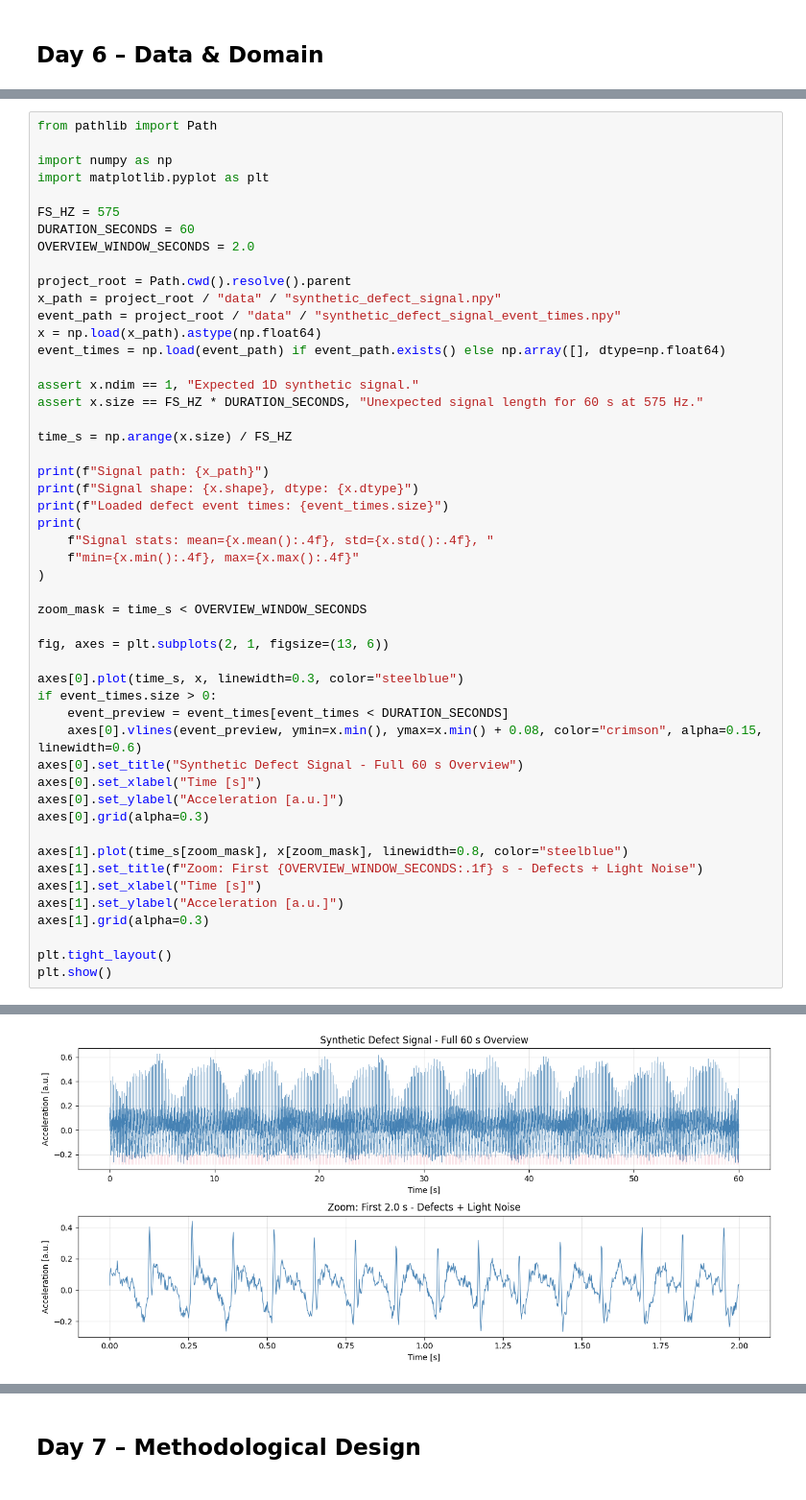
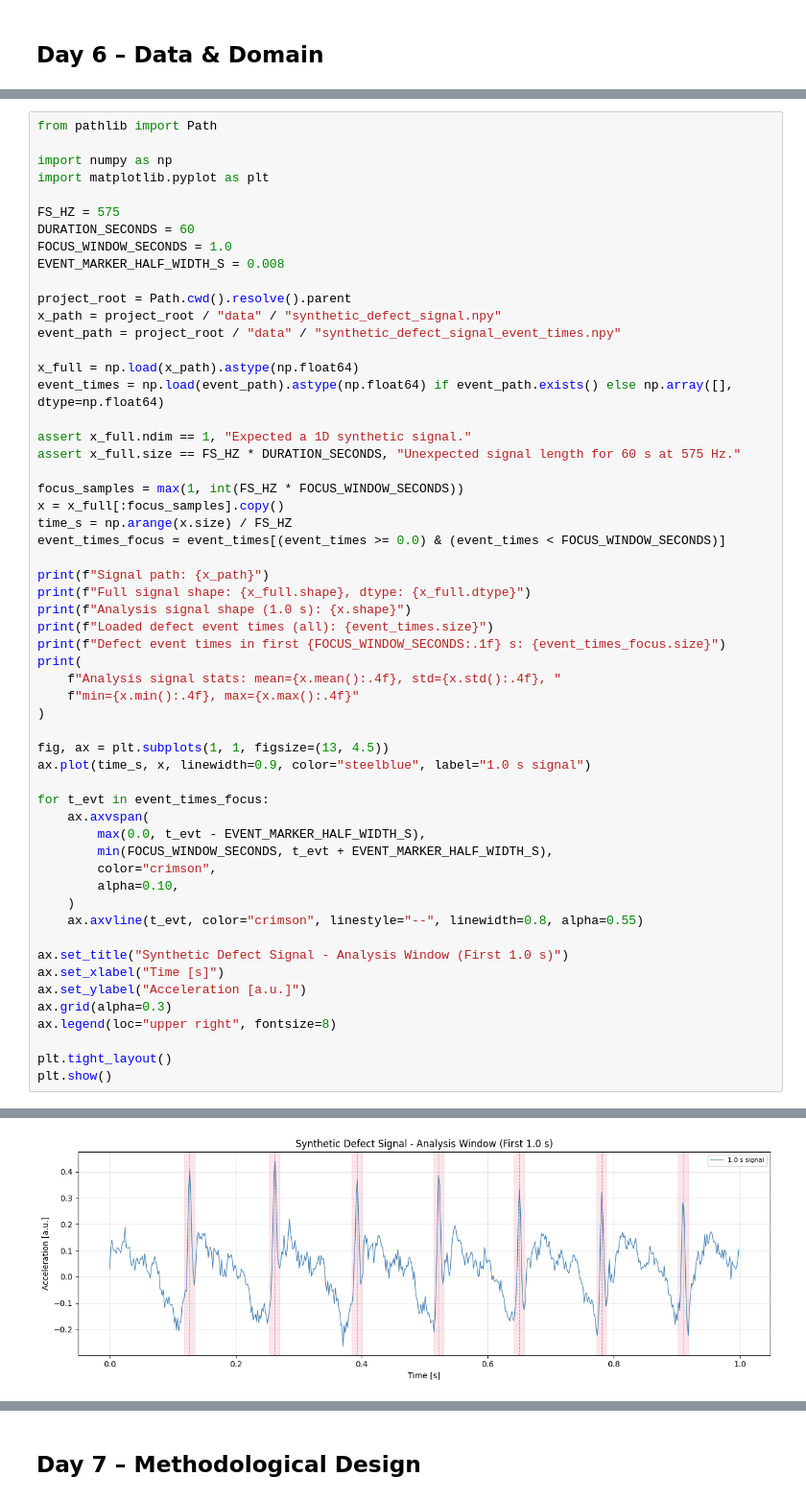
Before and after one commit to mikeandrusyak/gbsv-research, a Jupyter notebook: mc1/correlation.ipynb, the cells around one changed output, grey strips where cells are left out. Shown at 96% size. Cells and saved outputs as stored; diff of their text form.

```diff
--- a/mc1/correlation.ipynb
+++ b/mc1/correlation.ipynb
@@ -30,45 +39,51 @@ import matplotlib.pyplot as plt
 
 FS_HZ = 575
 DURATION_SECONDS = 60
-OVERVIEW_WINDOW_SECONDS = 2.0
+FOCUS_WINDOW_SECONDS = 1.0
+EVENT_MARKER_HALF_WIDTH_S = 0.008
 
 project_root = Path.cwd().resolve().parent
 x_path = project_root / "data" / "synthetic_defect_signal.npy"
 event_path = project_root / "data" / "synthetic_defect_signal_event_times.npy"
-x = np.load(x_path).astype(np.float64)
-event_times = np.load(event_path) if event_path.exists() else np.array([], dtype=np.float64)
 
-assert x.ndim == 1, "Expected 1D synthetic signal."
-assert x.size == FS_HZ * DURATION_SECONDS, "Unexpected signal length for 60 s at 575 Hz."
+x_full = np.load(x_path).astype(np.float64)
+event_times = np.load(event_path).astype(np.float64) if event_path.exists() else np.array([], dtype=np.float64)
 
+assert x_full.ndim == 1, "Expected a 1D synthetic signal."
+assert x_full.size == FS_HZ * DURATION_SECONDS, "Unexpected signal length for 60 s at 575 Hz."
+
+focus_samples = max(1, int(FS_HZ * FOCUS_WINDOW_SECONDS))
+x = x_full[:focus_samples].copy()
 time_s = np.arange(x.size) / FS_HZ
+event_times_focus = event_times[(event_times >= 0.0) & (event_times < FOCUS_WINDOW_SECONDS)]
 
 print(f"Signal path: {x_path}")
-print(f"Signal shape: {x.shape}, dtype: {x.dtype}")
-print(f"Loaded defect event times: {event_times.size}")
+print(f"Full signal shape: {x_full.shape}, dtype: {x_full.dtype}")
+print(f"Analysis signal shape (1.0 s): {x.shape}")
+print(f"Loaded defect event times (all): {event_times.size}")
+print(f"Defect event times in first {FOCUS_WINDOW_SECONDS:.1f} s: {event_times_focus.size}")
 print(
-    f"Signal stats: mean={x.mean():.4f}, std={x.std():.4f}, "
+    f"Analysis signal stats: mean={x.mean():.4f}, std={x.std():.4f}, "
     f"min={x.min():.4f}, max={x.max():.4f}"
 )
 
-zoom_mask = time_s < OVERVIEW_WINDOW_SECONDS
+fig, ax = plt.subplots(1, 1, figsize=(13, 4.5))
+ax.plot(time_s, x, linewidth=0.9, color="steelblue", label="1.0 s signal")
 
-fig, axes = plt.subplots(2, 1, figsize=(13, 6))
+for t_evt in event_times_focus:
+    ax.axvspan(
+        max(0.0, t_evt - EVENT_MARKER_HALF_WIDTH_S),
+        min(FOCUS_WINDOW_SECONDS, t_evt + EVENT_MARKER_HALF_WIDTH_S),
+        color="crimson",
+        alpha=0.10,
+    )
+    ax.axvline(t_evt, color="crimson", linestyle="--", linewidth=0.8, alpha=0.55)
 
-axes[0].plot(time_s, x, linewidth=0.3, color="steelblue")
-if event_times.size > 0:
-    event_preview = event_times[event_times < DURATION_SECONDS]
-    axes[0].vlines(event_preview, ymin=x.min(), ymax=x.min() + 0.08, color="crimson", alpha=0.15, linewidth=0.6)
-axes[0].set_title("Synthetic Defect Signal - Full 60 s Overview")
-axes[0].set_xlabel("Time [s]")
-axes[0].set_ylabel("Acceleration [a.u.]")
-axes[0].grid(alpha=0.3)
-
-axes[1].plot(time_s[zoom_mask], x[zoom_mask], linewidth=0.8, color="steelblue")
-axes[1].set_title(f"Zoom: First {OVERVIEW_WINDOW_SECONDS:.1f} s - Defects + Light Noise")
-axes[1].set_xlabel("Time [s]")
-axes[1].set_ylabel("Acceleration [a.u.]")
-axes[1].grid(alpha=0.3)
+ax.set_title("Synthetic Defect Signal - Analysis Window (First 1.0 s)")
+ax.set_xlabel("Time [s]")
+ax.set_ylabel("Acceleration [a.u.]")
+ax.grid(alpha=0.3)
+ax.legend(loc="upper right", fontsize=8)
 
 plt.tight_layout()
 plt.show()
@@ -80,3 +97,3 @@ Signal stats: mean=0.0190, std=0.1261, min=-0.2793, max=0.6263
-[figure, old version]
+[figure, new version]
 # %% [markdown]
 **Observations**:
```
Also changed, not shown: parts of 16 cells of this notebook.
